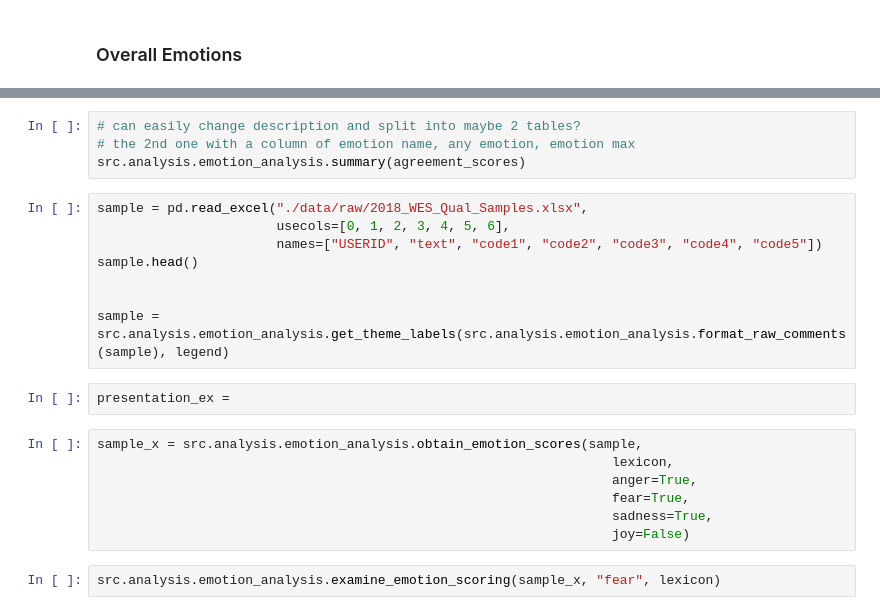
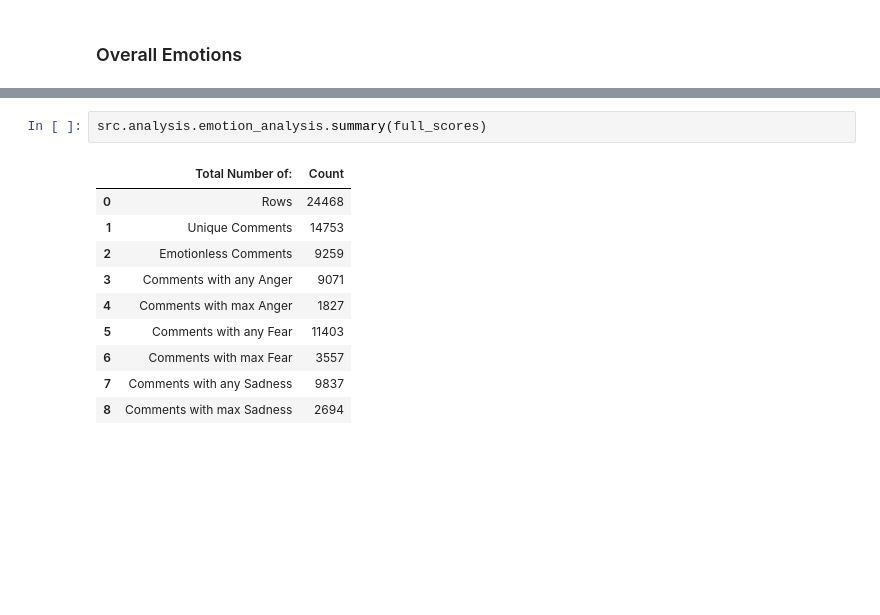
Before and after one commit to Jamienie/mds_capstone_bcstats, a Jupyter notebook: notebooks/emotion_analysis.ipynb, the cells around one changed output, grey strips where cells are left out. Saved outputs shown, nothing was run; the diff lists cells and outputs as text; blank space fills up the shorter version.

```diff
--- a/notebooks/emotion_analysis.ipynb
+++ b/notebooks/emotion_analysis.ipynb
@@ -197,23 +165,13 @@ src.analysis.emotion_analysis.examine_emotion_scoring(full_scores, "fear", lexic
-# %%
-# can easily change description and split into maybe 2 tables?
-# the 2nd one with a column of emotion name, any emotion, emotion max
-src.analysis.emotion_analysis.summary(agreement_scores)
-# %%
-sample = pd.read_excel("./data/raw/2018_WES_Qual_Samples.xlsx",
-                       usecols=[0, 1, 2, 3, 4, 5, 6],
-                       names=["USERID", "text", "code1", "code2", "code3", "code4", "code5"])
-sample.head()
-
-
-sample = src.analysis.emotion_analysis.get_theme_labels(src.analysis.emotion_analysis.format_raw_comments(sample), legend)
-# %%
-presentation_ex =
-# %%
-sample_x = src.analysis.emotion_analysis.obtain_emotion_scores(sample,
-                                                                  lexicon,
-                                                                  anger=True,
-                                                                  fear=True,
-                                                                  sadness=True,
-                                                                  joy=False)
 # %%
-src.analysis.emotion_analysis.examine_emotion_scoring(sample_x, "fear", lexicon)
+src.analysis.emotion_analysis.summary(full_scores)
+# %% [output]
+|  | Total Number of: | Count |
+| 0 | Rows | 24468 |
+| 1 | Unique Comments | 14753 |
+| 2 | Emotionless Comments | 9259 |
+| 3 | Comments with any Anger | 9071 |
+| 4 | Comments with max Anger | 1827 |
+| 5 | Comments with any Fear | 11403 |
+| 6 | Comments with max Fear | 3557 |
+| 7 | Comments with any Sadness | 9837 |
+| 8 | Comments with max Sadness | 2694 |
```
Also changed, not shown: parts of 43 cells of this notebook, 3 other files.
